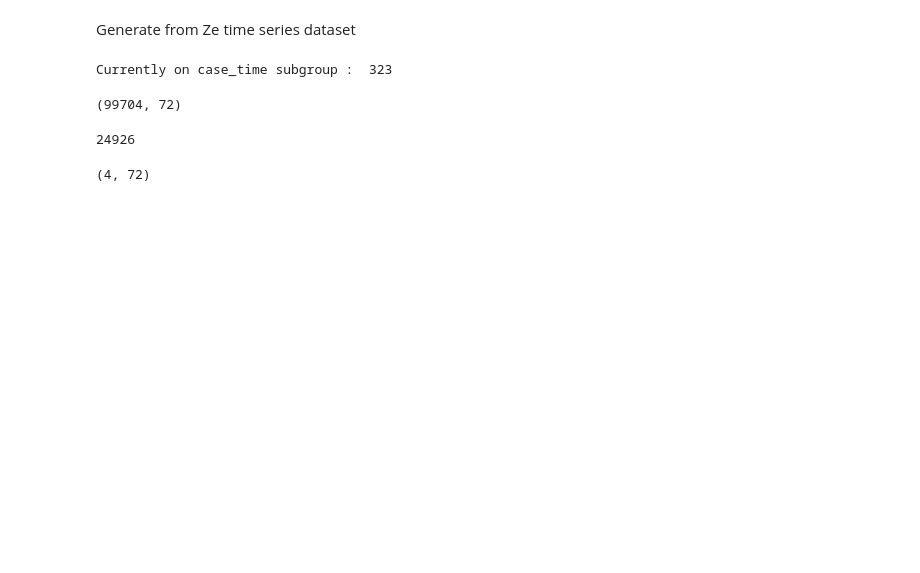
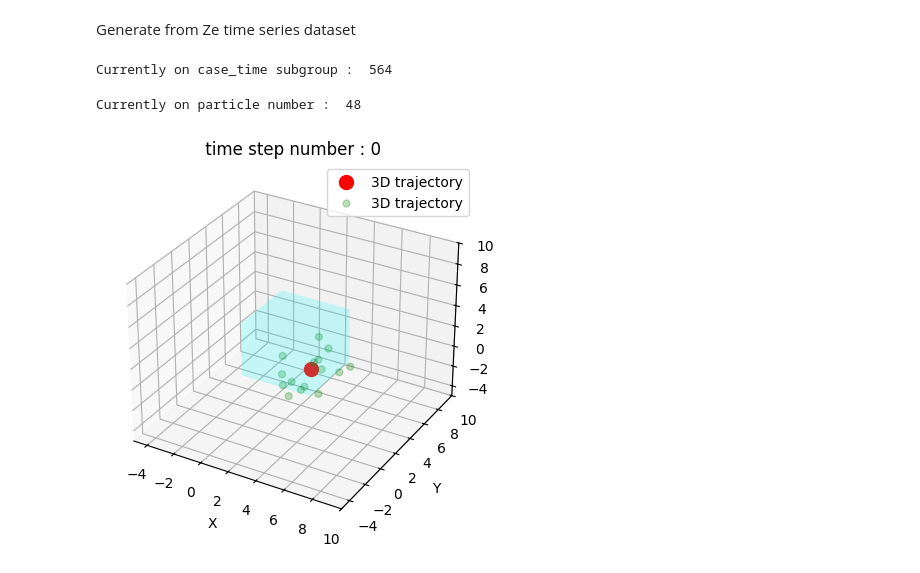
Before and after one commit to neilashwinraj/GNN, a Jupyter notebook: Generate_data_simple_connections_with_history.ipynb, the cells around one changed output. Drawn from its saved outputs; the diff is of its cells as text; code cells hidden in the pictures; blank space fills up the shorter version.

```diff
--- a/Generate_data_simple_connections_with_history.ipynb
+++ b/Generate_data_simple_connections_with_history.ipynb
@@ -235,6 +374,6 @@ def concat_over_all_levels(data):
 # %%
 # ### Read data ###
-experiment = "rho2_40percent_Re100"
+experiment = "rho2_10percent_Re10"
 time_series_data = pd.read_csv("../ze_time_series_data_raw/"+experiment+".dat")
 
 pd_list = group_time_series_data(time_series_data)
@@ -242,21 +381,25 @@ nearest_neighbor_data = generate_nearest_neighbor_data(time_series_data)
 
 ### add particle id, case and time column to the dataset ###
 nearest_neighbor_data_modified = modify_nearest_neighbor_data(nearest_neighbor_data,pd_list)
+nearest_neighbor_data_modified = pd.DataFrame(nearest_neighbor_data_modified)
 save=True
 # %% [output]
-Currently on case_time subgroup :  323
+Currently on case_time subgroup :  564
 # %%
 ### splitting the data such that each grouped df is the trajectory of a single particle across all cases ###
-nearest_neighbor_data_modified = pd.DataFrame(nearest_neighbor_data_modified)
 
-new_column_names = {0: 'case', 1: 'particle_ID', 2: 'time',3:"x",4:"y",5:"z",6:"local Re"}
-nearest_neighbor_data_modified.rename(columns=new_column_names, inplace=True)
-nearest_neighbor_data_modified = nearest_neighbor_data_modified.groupby(["case","particle_ID"])
+### Renaming the columns
+rename_columns(nearest_neighbor_data_modified)
 
 ### each element of grouped_dfs is a particle and its trajectory ###
-grouped_dfs = [group for _, group in nearest_neighbor_data_modified]
+nearest_neighbor_data_grouped = nearest_neighbor_data_modified.groupby(["case","particle_ID"])
+grouped_dfs = [group for _, group in nearest_neighbor_data_grouped]
 
 ### IMPORTANT : generating the sequnetial data ###
-extracted_sequences = generate_temporally_history_datasets(grouped_dfs)
+history_length = 3
+sampling_rate=2
+extracted_sequences  = generate_temporally_history_datasets(grouped_dfs,history_length=history_length,sampling_rate=sampling_rate)
+# %% [output]
+Currently on particle number :  48
 # %%
 ### For splitting data as train and test ###
@@ -279,17 +412,0 @@ test_input_scaled = scaler.transform(test_data.values)
-# %%
-train_input_scaled.shape
-# %% [output]
-(99704, 72)
-# %%
-# Calculate the number of parts needed
-num_parts = int(np.ceil(len(train_input_scaled) / 4))
-# Split the array
-parts = np.array_split(train_input_scaled, num_parts)
-
-len(parts)
-# %% [output]
-24926
-# %%
-parts[0].shape
-# %% [output]
-(4, 72)
@@ -295,0 +423,20 @@ parts[0].shape
+# %%
+### Plotting the raw data trajectory ###
+single_particle_trajectory = grouped_dfs[0].values[:,3:]
+k=0
+
+# for i in range(len(single_particle_trajectory)):
+for i in range(0,len(single_particle_trajectory),sampling_rate):
+
+    if k==4:
+        break
+
+    title = " time step number : "+str(i)
+    plot_3d_trajectory(single_particle_trajectory[i][0:64].reshape(16,4),color="green",title = title,limits=[-5,10])
+    clear_output(wait=True)
+    time.sleep(0.5)
+    break
+
+    k=k+1
+# %% [output]
+[figure, added]
```
Also changed, not shown: parts of 17 cells of this notebook, 1 other file.
